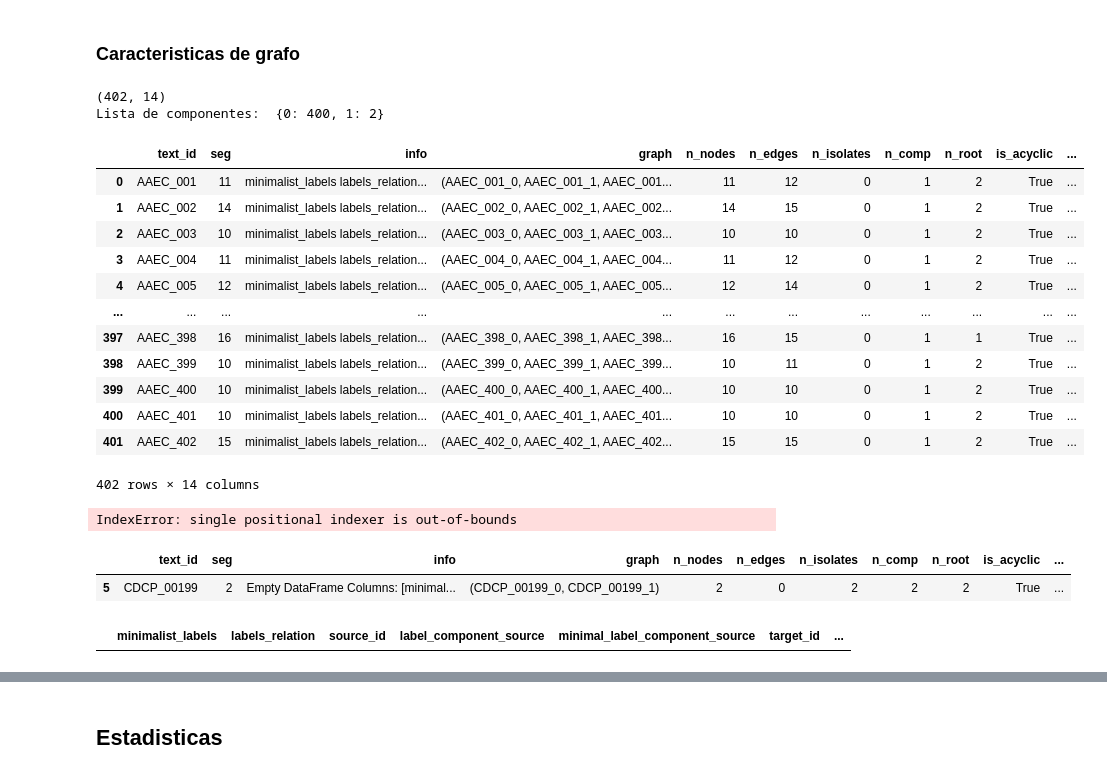
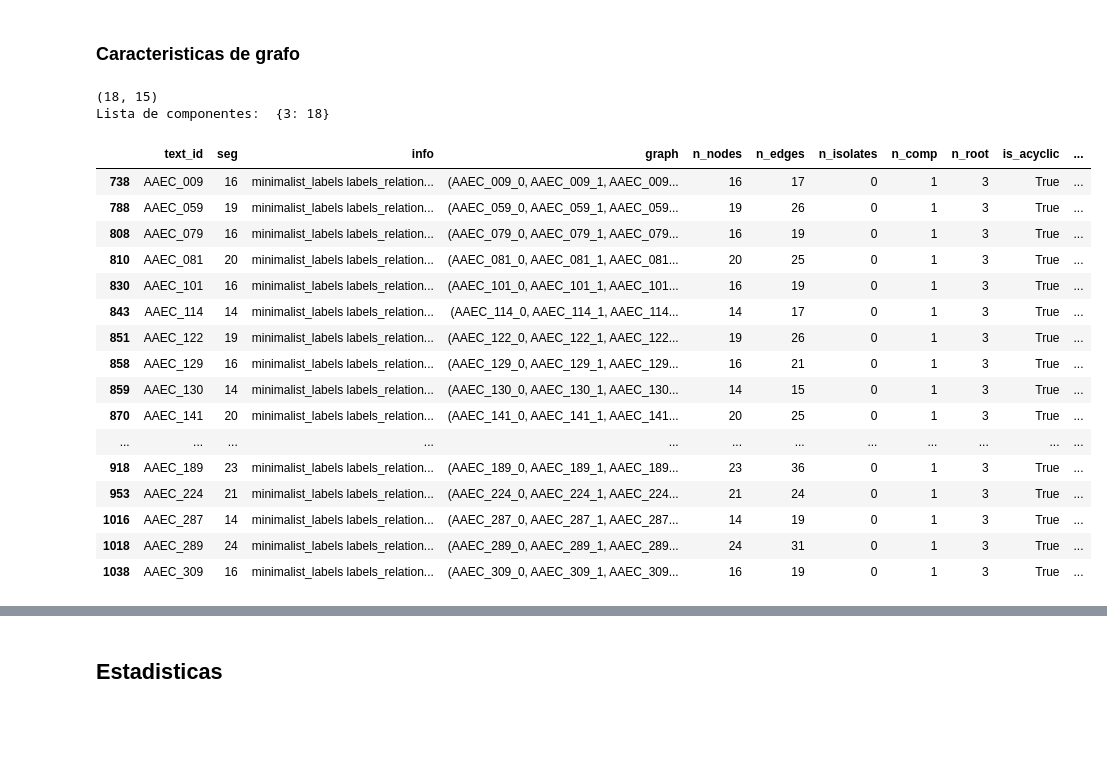
Before and after one commit to cfabianbarretop/argumentation-dataset, a Jupyter notebook: analisis_dataset/analisis_dataset_minimal_v5.ipynb, the cells around one changed output, grey strips where cells are left out. Saved outputs shown, nothing was run; the diff lists cells and outputs as text; code cells hidden in the pictures; blank space fills up the shorter version.

Commit message:
Analise completo estadistica e nodos

```diff
--- a/analisis_dataset/analisis_dataset_minimal_v5.ipynb
+++ b/analisis_dataset/analisis_dataset_minimal_v5.ipynb
@@ -12,7 +12,7 @@ import numpy as np
 import seaborn as sns
 from collections import defaultdict
 # %%
-result_path = "./../results/minimal_v5/"
+result_path = "./../results/minimal_v6/"
 # %%
 def di_graph(text_id, G):
 
@@ -169,0 +264,8 @@ df
+# %%
+# Filtrar dataset
+# FILTER = ["ArGPT", "USD", "ACSP", "AMP"]
+FILTER = ["AAEC"]
+# df = df_all # Usar todos os dataset
+# df = df_all[~df_all["dataset"].isin(FILTER)] # Valores excluidos
+df = df_all[df_all["dataset"].isin(FILTER)] # Valores filtrados
+print(df.shape)
@@ -170,50 +284,51 @@ df
 # %% [markdown]
 ### Caracteristicas de grafo
 # %%
-# Numeros de nodos y componentes
-label_columna = "n_isolates"
+# Fazer alguma comparação
+label_columna = "n_root"
 df_comparacion = df[
-    (df[label_columna] != -1)
+    (df[label_columna] == 3)
     # &
-    # (df["n_comp"] == 1)
+    # (df["dataset"] == "USD")
     # &
     # (df["n_edges"] == 0)
 ]
 conteo = df_comparacion.groupby(label_columna).size()
 lista = conteo.to_dict()
 print(df_comparacion.shape)
 print("Lista de componentes: ",lista)
 df_comparacion
 # %% [output]
-(402, 14)
-Lista de componentes:  {0: 400, 1: 2}
+(18, 15)
+Lista de componentes:  {3: 18}
 |  | text_id | seg | info | graph | n_nodes | n_edges | n_isolates | n_comp | n_root | is_acyclic | ... |
-| 0 | AAEC_001 | 11 | minimalist_labels labels_relation... | (AAEC_001_0, AAEC_001_1, AAEC_001... | 11 | 12 | 0 | 1 | 2 | True | ... |
-| 1 | AAEC_002 | 14 | minimalist_labels labels_relation... | (AAEC_002_0, AAEC_002_1, AAEC_002... | 14 | 15 | 0 | 1 | 2 | True | ... |
-| 2 | AAEC_003 | 10 | minimalist_labels labels_relation... | (AAEC_003_0, AAEC_003_1, AAEC_003... | 10 | 10 | 0 | 1 | 2 | True | ... |
-| 3 | AAEC_004 | 11 | minimalist_labels labels_relation... | (AAEC_004_0, AAEC_004_1, AAEC_004... | 11 | 12 | 0 | 1 | 2 | True | ... |
-| 4 | AAEC_005 | 12 | minimalist_labels labels_relation... | (AAEC_005_0, AAEC_005_1, AAEC_005... | 12 | 14 | 0 | 1 | 2 | True | ... |
+| 738 | AAEC_009 | 16 | minimalist_labels labels_relation... | (AAEC_009_0, AAEC_009_1, AAEC_009... | 16 | 17 | 0 | 1 | 3 | True | ... |
+| 788 | AAEC_059 | 19 | minimalist_labels labels_relation... | (AAEC_059_0, AAEC_059_1, AAEC_059... | 19 | 26 | 0 | 1 | 3 | True | ... |
+| 808 | AAEC_079 | 16 | minimalist_labels labels_relation... | (AAEC_079_0, AAEC_079_1, AAEC_079... | 16 | 19 | 0 | 1 | 3 | True | ... |
+| 810 | AAEC_081 | 20 | minimalist_labels labels_relation... | (AAEC_081_0, AAEC_081_1, AAEC_081... | 20 | 25 | 0 | 1 | 3 | True | ... |
+| 830 | AAEC_101 | 16 | minimalist_labels labels_relation... | (AAEC_101_0, AAEC_101_1, AAEC_101... | 16 | 19 | 0 | 1 | 3 | True | ... |
+| 843 | AAEC_114 | 14 | minimalist_labels labels_relation... | (AAEC_114_0, AAEC_114_1, AAEC_114... | 14 | 17 | 0 | 1 | 3 | True | ... |
+| 851 | AAEC_122 | 19 | minimalist_labels labels_relation... | (AAEC_122_0, AAEC_122_1, AAEC_122... | 19 | 26 | 0 | 1 | 3 | True | ... |
+| 858 | AAEC_129 | 16 | minimalist_labels labels_relation... | (AAEC_129_0, AAEC_129_1, AAEC_129... | 16 | 21 | 0 | 1 | 3 | True | ... |
+| 859 | AAEC_130 | 14 | minimalist_labels labels_relation... | (AAEC_130_0, AAEC_130_1, AAEC_130... | 14 | 15 | 0 | 1 | 3 | True | ... |
+| 870 | AAEC_141 | 20 | minimalist_labels labels_relation... | (AAEC_141_0, AAEC_141_1, AAEC_141... | 20 | 25 | 0 | 1 | 3 | True | ... |
 | ... | ... | ... | ... | ... | ... | ... | ... | ... | ... | ... | ... |
-| 397 | AAEC_398 | 16 | minimalist_labels labels_relation... | (AAEC_398_0, AAEC_398_1, AAEC_398... | 16 | 15 | 0 | 1 | 1 | True | ... |
-| 398 | AAEC_399 | 10 | minimalist_labels labels_relation... | (AAEC_399_0, AAEC_399_1, AAEC_399... | 10 | 11 | 0 | 1 | 2 | True | ... |
-| 399 | AAEC_400 | 10 | minimalist_labels labels_relation... | (AAEC_400_0, AAEC_400_1, AAEC_400... | 10 | 10 | 0 | 1 | 2 | True | ... |
-| 400 | AAEC_401 | 10 | minimalist_labels labels_relation... | (AAEC_401_0, AAEC_401_1, AAEC_401... | 10 | 10 | 0 | 1 | 2 | True | ... |
-| 401 | AAEC_402 | 15 | minimalist_labels labels_relation... | (AAEC_402_0, AAEC_402_1, AAEC_402... | 15 | 15 | 0 | 1 | 2 | True | ... |
+| 918 | AAEC_189 | 23 | minimalist_labels labels_relation... | (AAEC_189_0, AAEC_189_1, AAEC_189... | 23 | 36 | 0 | 1 | 3 | True | ... |
+| 953 | AAEC_224 | 21 | minimalist_labels labels_relation... | (AAEC_224_0, AAEC_224_1, AAEC_224... | 21 | 24 | 0 | 1 | 3 | True | ... |
+| 1016 | AAEC_287 | 14 | minimalist_labels labels_relation... | (AAEC_287_0, AAEC_287_1, AAEC_287... | 14 | 19 | 0 | 1 | 3 | True | ... |
+| 1018 | AAEC_289 | 24 | minimalist_labels labels_relation... | (AAEC_289_0, AAEC_289_1, AAEC_289... | 24 | 31 | 0 | 1 | 3 | True | ... |
+| 1038 | AAEC_309 | 16 | minimalist_labels labels_relation... | (AAEC_309_0, AAEC_309_1, AAEC_309... | 16 | 19 | 0 | 1 | 3 | True | ... |
-402 rows × 14 columns
 # %%
-id_text_busca = "CDCP_00198"
+# Recupera um registro
+id_text_busca = "AAEC_009"
 columna = "text_id"
 result = df[df[columna] == id_text_busca]
-result_info = result.iloc[0]
+if not result.empty:
+    result_info = result.iloc[0]
+else:
+    print("No existe: ", id_text_busca)
-# %% [output]
-IndexError: single positional indexer is out-of-bounds
 # %%
-result
+# result
-# %% [output]
-|  | text_id | seg | info | graph | n_nodes | n_edges | n_isolates | n_comp | n_root | is_acyclic | ... |
-| 5 | CDCP_00199 | 2 | Empty DataFrame Columns: [minimal... | (CDCP_00199_0, CDCP_00199_1) | 2 | 0 | 2 | 2 | 2 | True | ... |
 # %%
-result_info["info"]
+# result_info["info"]
-# %% [output]
-|  | minimalist_labels | labels_relation | source_id | label_component_source | minimal_label_component_source | target_id | ... |
 # %%
```
Also changed, not shown: parts of 27 cells of this notebook.
